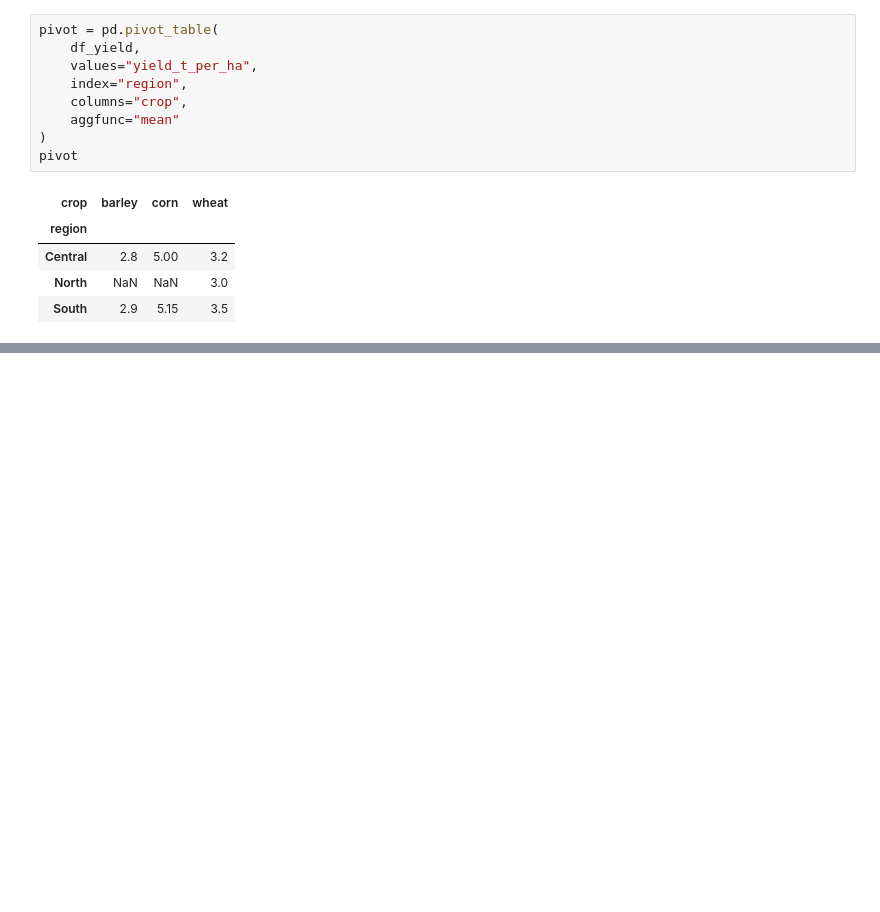
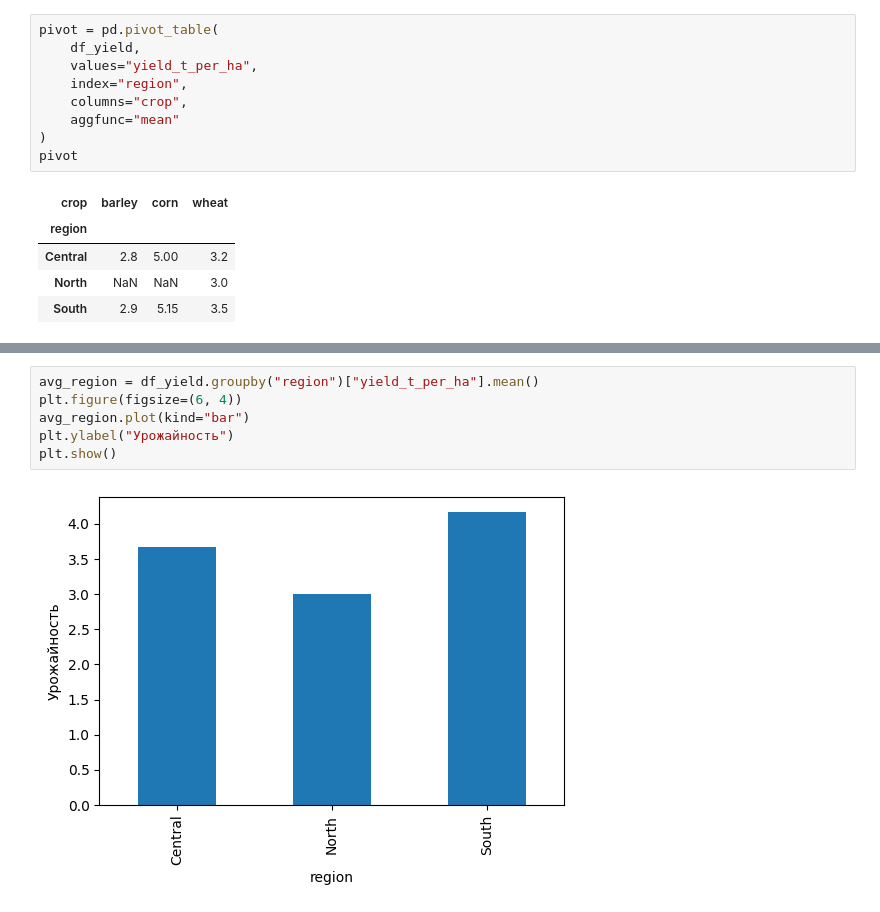
Before and after one commit to pygradsky/AI_Basics, a Jupyter notebook: ML/data_analysis.ipynb, the cells around one changed output, grey strips where cells are left out. Saved outputs shown, nothing was run; the diff lists cells and outputs as text; blank space fills up the shorter version.

```diff
--- a/ML/data_analysis.ipynb
+++ b/ML/data_analysis.ipynb
@@ -280,0 +386,8 @@ pivot
+# %%
+avg_region = df_yield.groupby("region")["yield_t_per_ha"].mean()
+plt.figure(figsize=(6, 4))
+avg_region.plot(kind="bar")
+plt.ylabel("Урожайность")
+plt.show()
+# %% [output]
+[figure, added]
```
Also changed, not shown: parts of 15 cells of this notebook.
